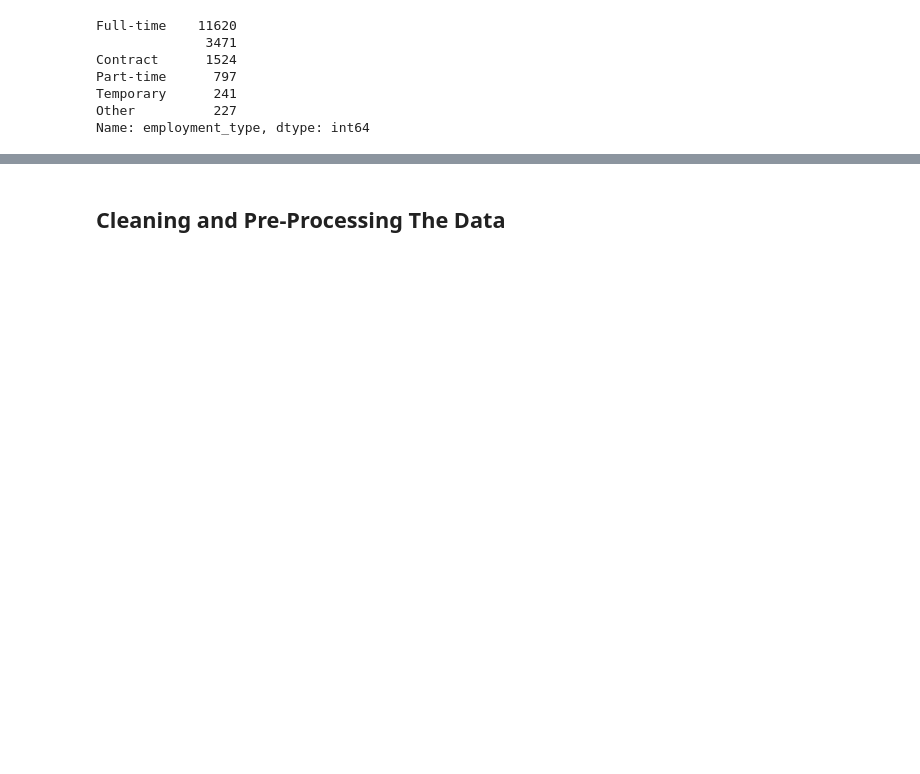
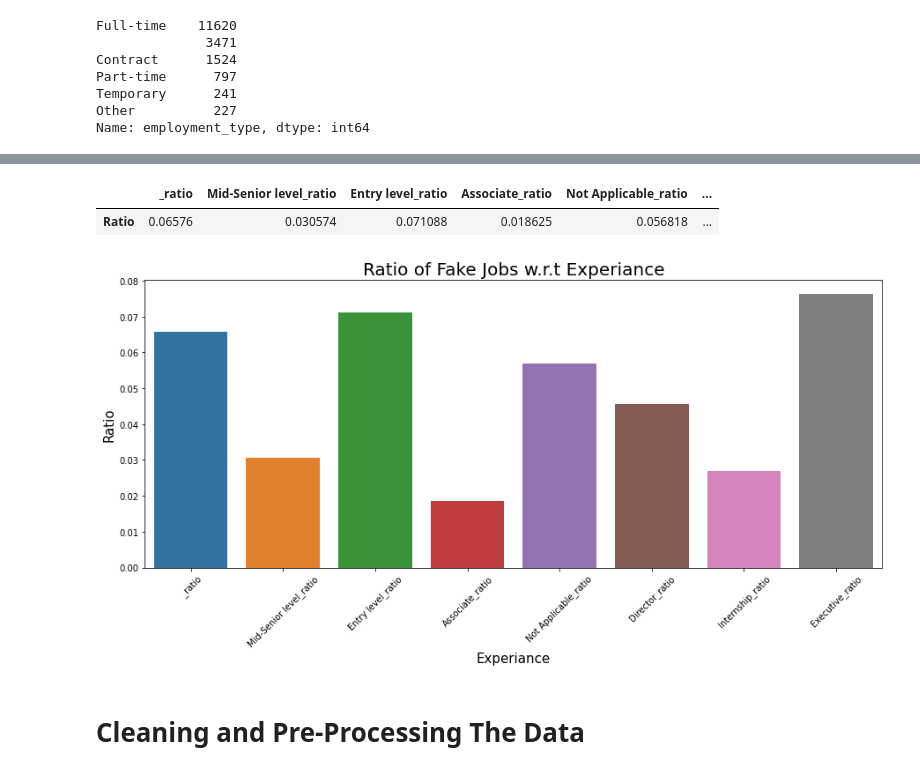
Before and after one commit to Devil-Rick/Fake-Job-Detection, a Jupyter notebook: Fake_Job_Detection.ipynb, the cells around one changed output, grey strips where cells are left out. Saved outputs shown, nothing was run; the diff lists cells and outputs as text; code cells hidden in the pictures; blank space fills up the shorter version.

```diff
--- a/Fake_Job_Detection.ipynb
+++ b/Fake_Job_Detection.ipynb
@@ -362,2 +386,17 @@ sns.countplot(x = 'department', hue="employment_type",
+# %%
+fake_percentage , fake_df= ratio_Calc('required_experience')
+fake_df
+# %% [output]
+|  | _ratio | Mid-Senior level_ratio | Entry level_ratio | Associate_ratio | Not Applicable_ratio | ... |
+| Ratio | 0.06576 | 0.030574 | 0.071088 | 0.018625 | 0.056818 | ... |
+# %%
+plt.figure(figsize=(15,6))
+plt.title('Ratio of Fake Jobs w.r.t Experiance' , size = 20)
+plt.xticks(rotation= 45)
+plt.ylabel('Ratio' , size = 15)
+plt.xlabel('Experiance' , size = 15)
+sns.barplot(list(fake_percentage.keys()) , list(fake_percentage.values()));
+# %% [output]
+[figure, added]
 # %% [markdown]
-## Cleaning and Pre-Processing The Data
+# Cleaning and Pre-Processing The Data
```
Also changed, not shown: parts of 15 cells of this notebook.
